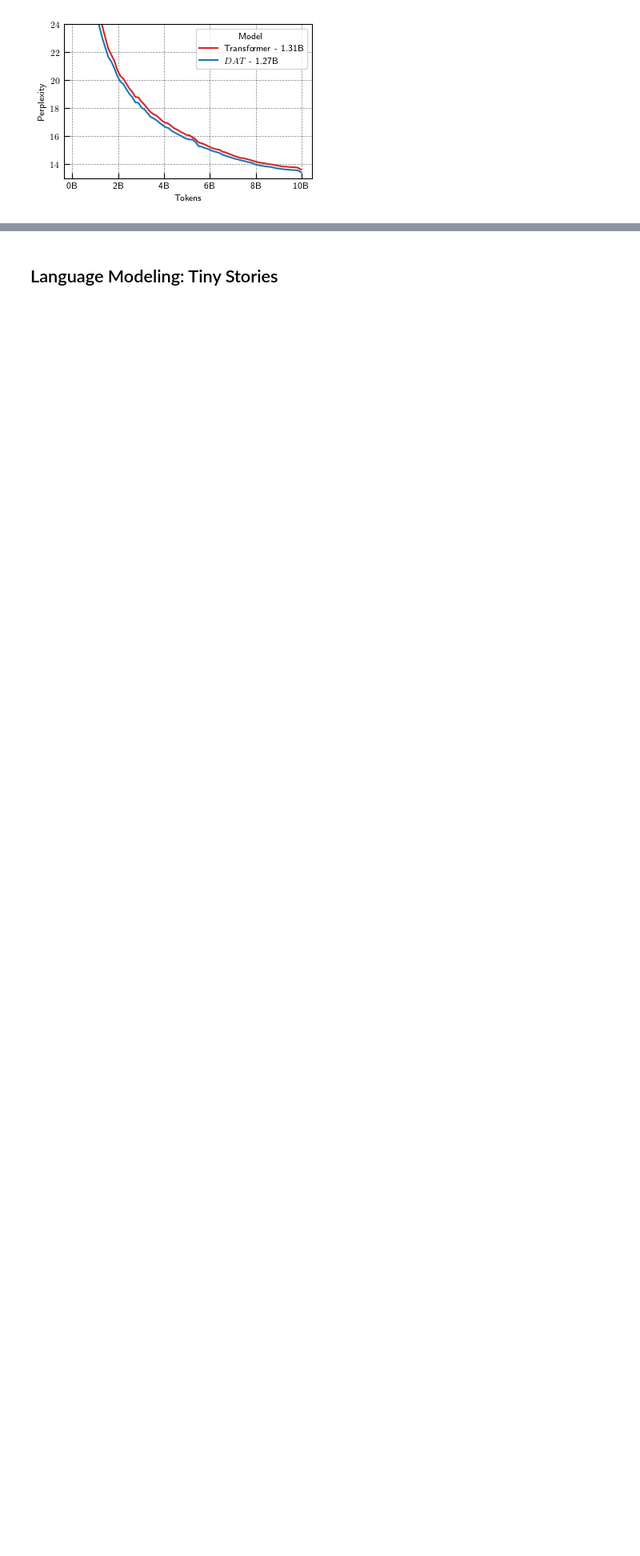
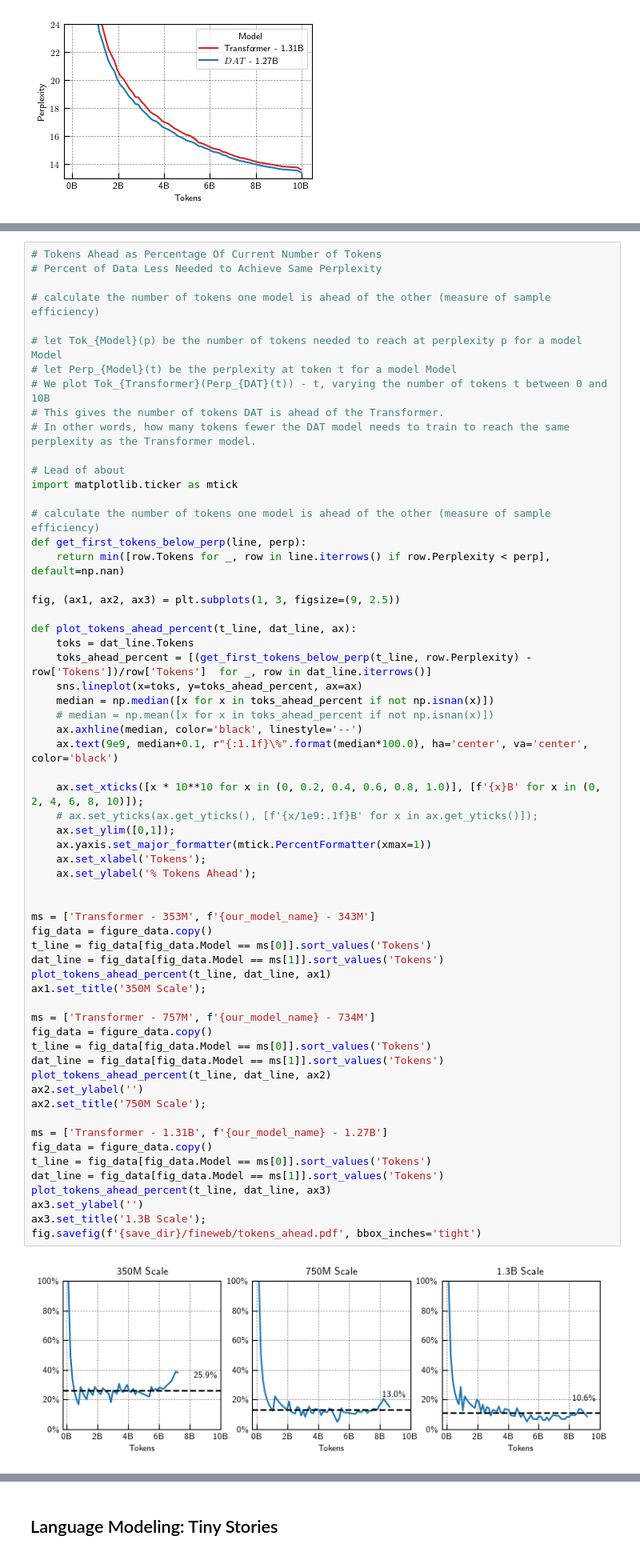
Before and after one commit to Awni00/abstract_transformer, a Jupyter notebook: figure_generation/figure_generation.ipynb, the cells around one changed output, grey strips where cells are left out. Shown at 80% size. Drawn from its saved outputs; the diff is of its cells as text; blank space fills up the shorter version.

```diff
--- a/figure_generation/figure_generation.ipynb
+++ b/figure_generation/figure_generation.ipynb
@@ -1144,0 +1189,63 @@ fig.savefig(f'{save_dir}/fineweb/tokens_ahead.pdf', bbox_inches='tight')
+# %%
+# Tokens Ahead as Percentage Of Current Number of Tokens
+# Percent of Data Less Needed to Achieve Same Perplexity
+
+# calculate the number of tokens one model is ahead of the other (measure of sample efficiency)
+
+# let Tok_{Model}(p) be the number of tokens needed to reach at perplexity p for a model Model
+# let Perp_{Model}(t) be the perplexity at token t for a model Model
+# We plot Tok_{Transformer}(Perp_{DAT}(t)) - t, varying the number of tokens t between 0 and 10B
+# This gives the number of tokens DAT is ahead of the Transformer.
+# In other words, how many tokens fewer the DAT model needs to train to reach the same perplexity as the Transformer model.
+
+# Lead of about
+import matplotlib.ticker as mtick
+
+# calculate the number of tokens one model is ahead of the other (measure of sample efficiency)
+def get_first_tokens_below_perp(line, perp):
+    return min([row.Tokens for _, row in line.iterrows() if row.Perplexity < perp], default=np.nan)
+
+fig, (ax1, ax2, ax3) = plt.subplots(1, 3, figsize=(9, 2.5))
+
+def plot_tokens_ahead_percent(t_line, dat_line, ax):
+    toks = dat_line.Tokens
+    toks_ahead_percent = [(get_first_tokens_below_perp(t_line, row.Perplexity) - row['Tokens'])/row['Tokens']  for _, row in dat_line.iterrows()]
+    sns.lineplot(x=toks, y=toks_ahead_percent, ax=ax)
+    median = np.median([x for x in toks_ahead_percent if not np.isnan(x)])
+    # median = np.mean([x for x in toks_ahead_percent if not np.isnan(x)])
+    ax.axhline(median, color='black', linestyle='--')
+    ax.text(9e9, median+0.1, r"{:1.1f}\%".format(median*100.0), ha='center', va='center', color='black')
+
+    ax.set_xticks([x * 10**10 for x in (0, 0.2, 0.4, 0.6, 0.8, 1.0)], [f'{x}B' for x in (0, 2, 4, 6, 8, 10)]);
+    # ax.set_yticks(ax.get_yticks(), [f'{x/1e9:.1f}B' for x in ax.get_yticks()]);
+    ax.set_ylim([0,1]);
+    ax.yaxis.set_major_formatter(mtick.PercentFormatter(xmax=1))
+    ax.set_xlabel('Tokens');
+    ax.set_ylabel('% Tokens Ahead');
+
+
+ms = ['Transformer - 353M', f'{our_model_name} - 343M']
+fig_data = figure_data.copy()
+t_line = fig_data[fig_data.Model == ms[0]].sort_values('Tokens')
+dat_line = fig_data[fig_data.Model == ms[1]].sort_values('Tokens')
+plot_tokens_ahead_percent(t_line, dat_line, ax1)
+ax1.set_title('350M Scale');
+
+ms = ['Transformer - 757M', f'{our_model_name} - 734M']
+fig_data = figure_data.copy()
+t_line = fig_data[fig_data.Model == ms[0]].sort_values('Tokens')
+dat_line = fig_data[fig_data.Model == ms[1]].sort_values('Tokens')
+plot_tokens_ahead_percent(t_line, dat_line, ax2)
+ax2.set_ylabel('')
+ax2.set_title('750M Scale');
+
+ms = ['Transformer - 1.31B', f'{our_model_name} - 1.27B']
+fig_data = figure_data.copy()
+t_line = fig_data[fig_data.Model == ms[0]].sort_values('Tokens')
+dat_line = fig_data[fig_data.Model == ms[1]].sort_values('Tokens')
+plot_tokens_ahead_percent(t_line, dat_line, ax3)
+ax3.set_ylabel('')
+ax3.set_title('1.3B Scale');
+fig.savefig(f'{save_dir}/fineweb/tokens_ahead.pdf', bbox_inches='tight')
+# %% [output]
+[figure, added]
```
Also changed, not shown: parts of 9 cells of this notebook.
